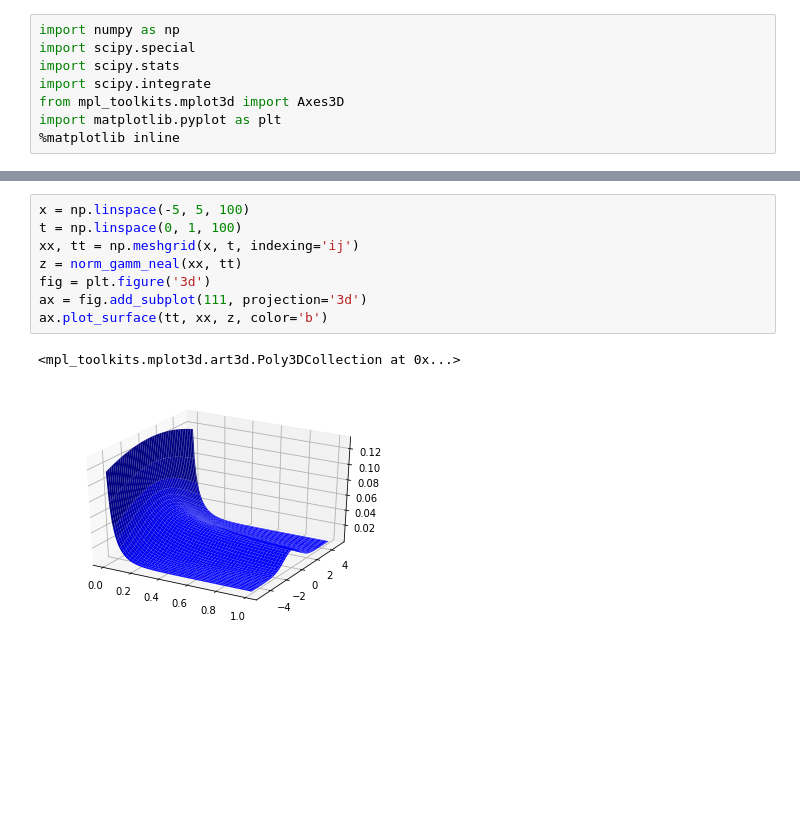
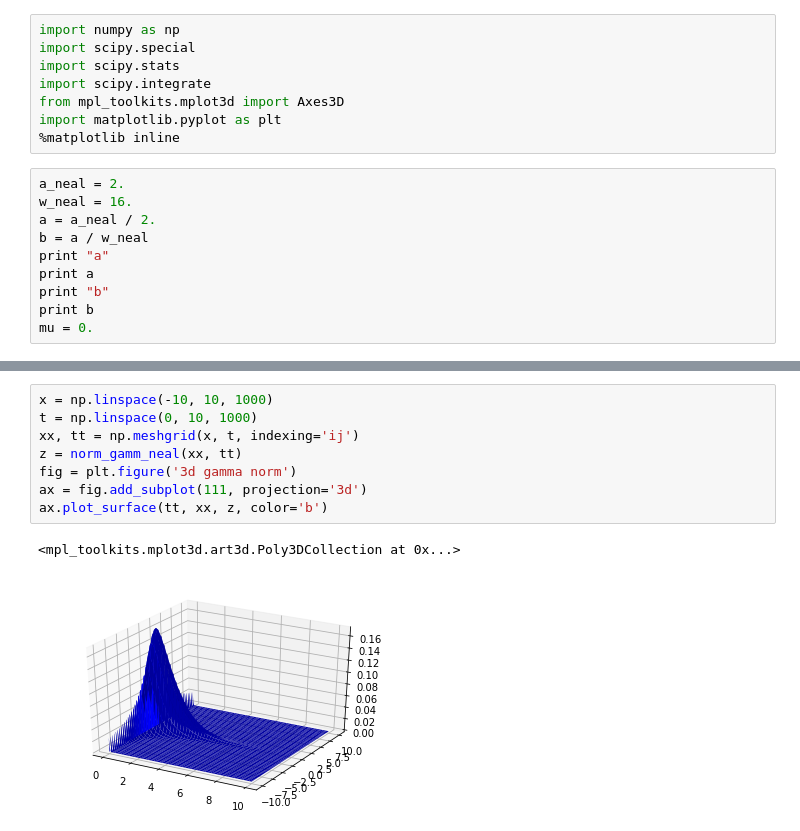
Before and after one commit to SuperKam91/bnn, a Jupyter notebook: forward_models/python_models/norm_gamma.ipynb, the cells around one changed output, grey strips where cells are left out. Saved outputs shown, nothing was run; the diff lists cells and outputs as text; blank space fills up the shorter version.

```diff
--- a/forward_models/python_models/norm_gamma.ipynb
+++ b/forward_models/python_models/norm_gamma.ipynb
@@ -6,3 +6,13 @@ import scipy.integrate
 from mpl_toolkits.mplot3d import Axes3D
 import matplotlib.pyplot as plt
 %matplotlib inline
+# %%
+a_neal = 2.
+w_neal = 16.
+a = a_neal / 2.
+b = a / w_neal
+print "a"
+print a
+print "b"
+print b
+mu = 0.
@@ -56,12 +109,12 @@ def gamma_scipy(t):
 # %%
-x = np.linspace(-5, 5, 100)
-t = np.linspace(0, 1, 100)
+x = np.linspace(-10, 10, 1000)
+t = np.linspace(0, 10, 1000)
 xx, tt = np.meshgrid(x, t, indexing='ij')
 z = norm_gamm_neal(xx, tt)
-fig = plt.figure('3d')
+fig = plt.figure('3d gamma norm')
 ax = fig.add_subplot(111, projection='3d')
 ax.plot_surface(tt, xx, z, color='b')
 # %% [output]
 <mpl_toolkits.mplot3d.art3d.Poly3DCollection at 0x...>
-[figure, old version]
+[figure, new version]
 # %%
```
Also changed, not shown: parts of 10 cells of this notebook, 17 other files.
